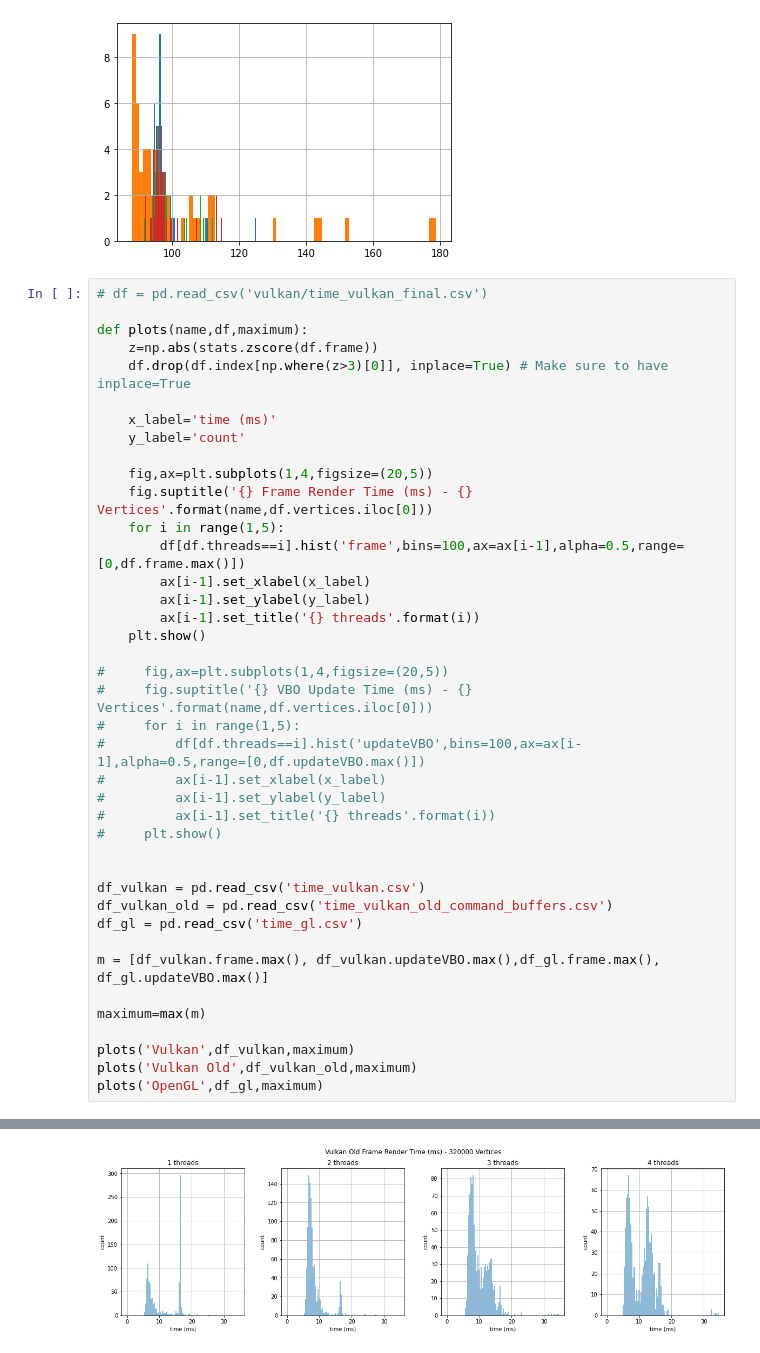
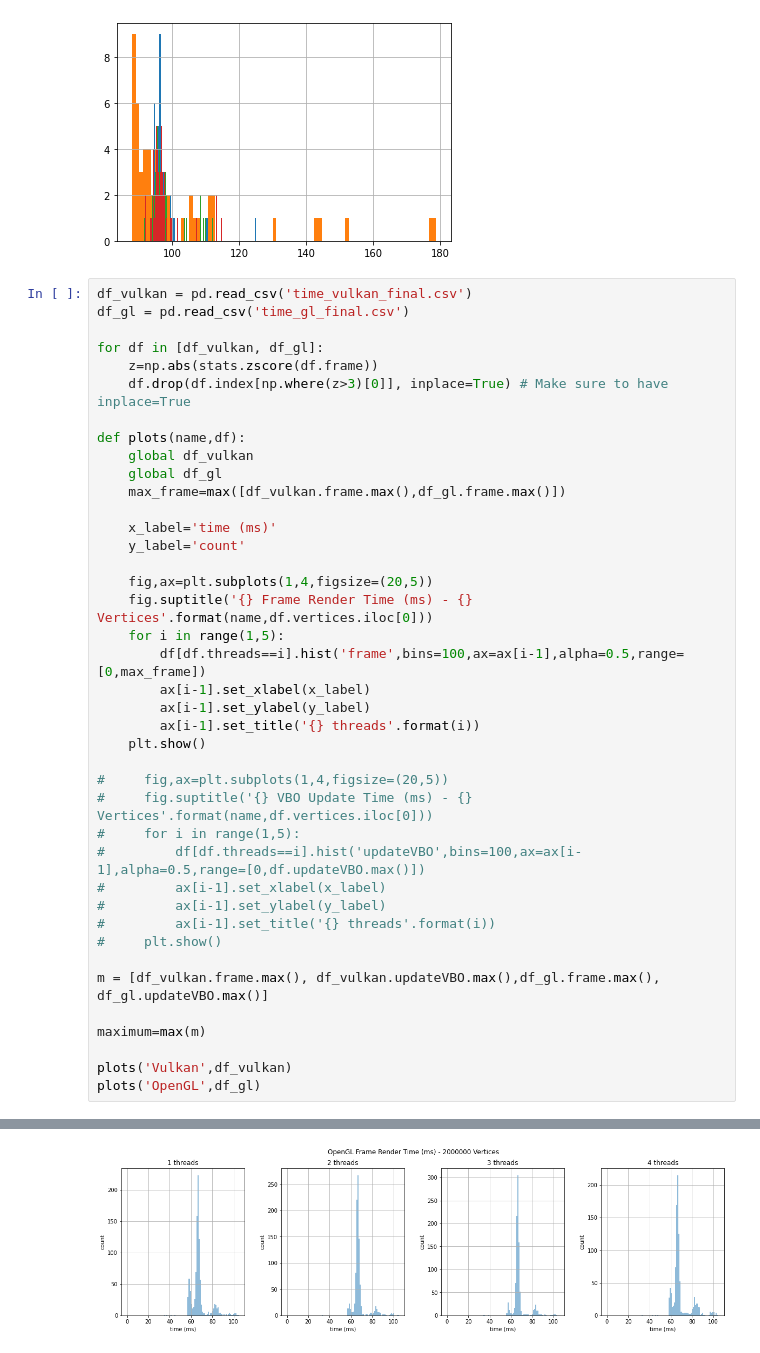
Before and after one commit to eimearc/vulkan, a Jupyter notebook: Benchmark.ipynb, the cells around one changed output, grey strips where cells are left out. Saved outputs shown, nothing was run; the diff lists cells and outputs as text.

```diff
--- a/Benchmark.ipynb
+++ b/Benchmark.ipynb
@@ -52,11 +52,17 @@ threads
 Name: frame, dtype: object
 [figure]
 # %%
-# df = pd.read_csv('vulkan/time_vulkan_final.csv')
+df_vulkan = pd.read_csv('time_vulkan_final.csv')
+df_gl = pd.read_csv('time_gl_final.csv')
 
-def plots(name,df,maximum):
+for df in [df_vulkan, df_gl]:
     z=np.abs(stats.zscore(df.frame))
     df.drop(df.index[np.where(z>3)[0]], inplace=True) # Make sure to have inplace=True
+
+def plots(name,df):
+    global df_vulkan
+    global df_gl
+    max_frame=max([df_vulkan.frame.max(),df_gl.frame.max()])
 
     x_label='time (ms)'
     y_label='count'
@@ -64,7 +70,7 @@ def plots(name,df,maximum):
     fig,ax=plt.subplots(1,4,figsize=(20,5))
     fig.suptitle('{} Frame Render Time (ms) - {} Vertices'.format(name,df.vertices.iloc[0]))
     for i in range(1,5):
-        df[df.threads==i].hist('frame',bins=100,ax=ax[i-1],alpha=0.5,range=[0,df.frame.max()])
+        df[df.threads==i].hist('frame',bins=100,ax=ax[i-1],alpha=0.5,range=[0,max_frame])
         ax[i-1].set_xlabel(x_label)
         ax[i-1].set_ylabel(y_label)
         ax[i-1].set_title('{} threads'.format(i))
@@ -79,16 +85,10 @@ def plots(name,df,maximum):
 #         ax[i-1].set_title('{} threads'.format(i))
 #     plt.show()
 
-
-df_vulkan = pd.read_csv('time_vulkan.csv')
-df_vulkan_old = pd.read_csv('time_vulkan_old_command_buffers.csv')
-df_gl = pd.read_csv('time_gl.csv')
-
 m = [df_vulkan.frame.max(), df_vulkan.updateVBO.max(),df_gl.frame.max(), df_gl.updateVBO.max()]
 
 maximum=max(m)
 
-plots('Vulkan',df_vulkan,maximum)
-plots('Vulkan Old',df_vulkan_old,maximum)
-plots('OpenGL',df_gl,maximum)
+plots('Vulkan',df_vulkan)
+plots('OpenGL',df_gl)
 # %% [output]
@@ -96 +96 @@ plots('OpenGL',df_gl,maximum)
-[figure, old version]
+[figure, new version]
```
Also changed, not shown: parts of 1 cell of this notebook, 5 other files.
